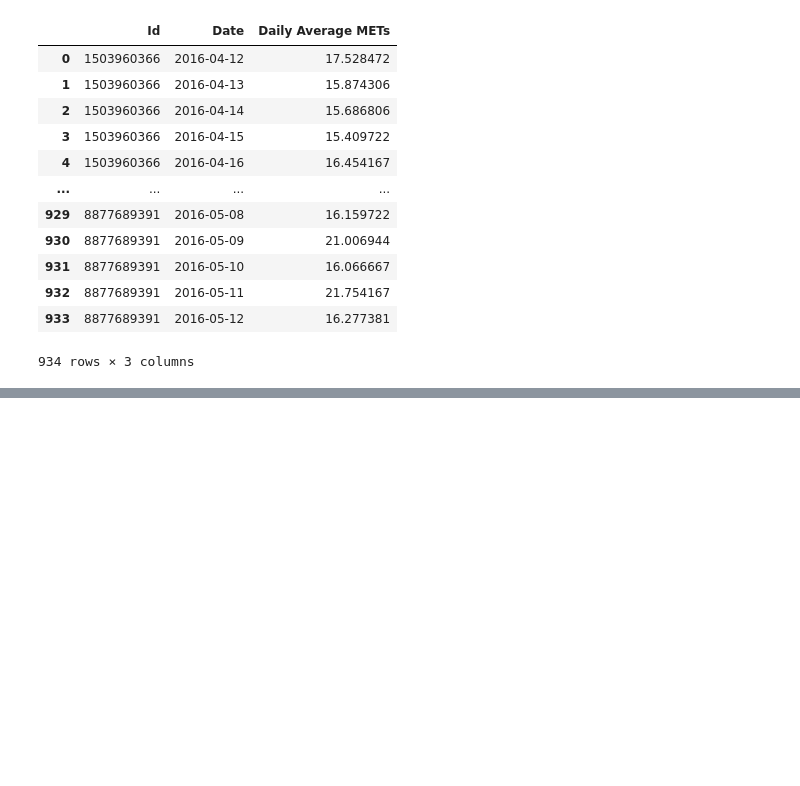
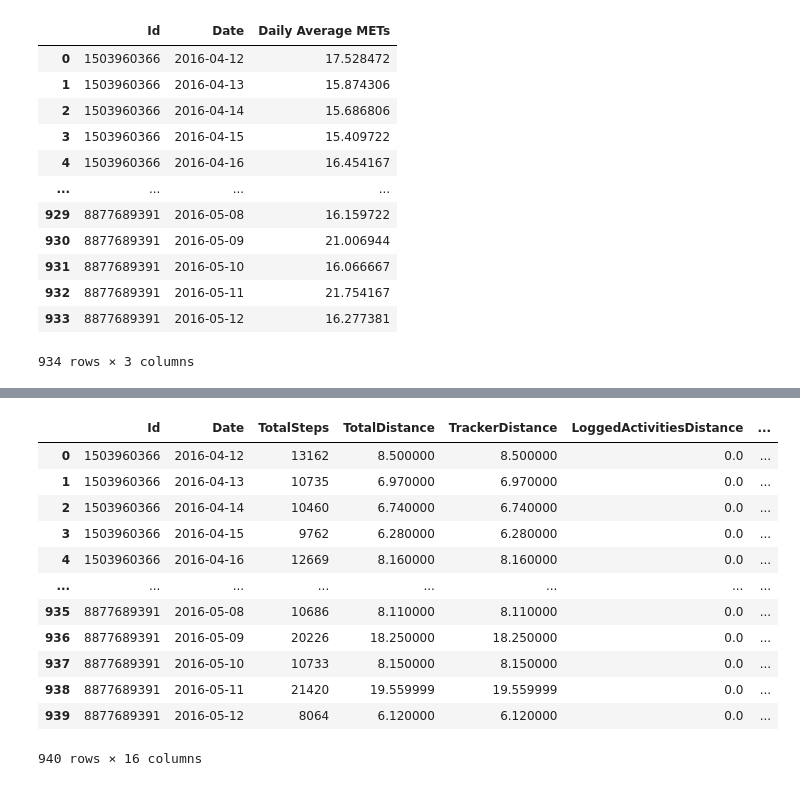
Before and after one commit to Aishani1234/Bellabeat_Case-Study, a Jupyter notebook: DataExploration.ipynb, the cells around one changed output, grey strips where cells are left out. Saved outputs shown, nothing was run; the diff lists cells and outputs as text; code cells hidden in the pictures; blank space fills up the shorter version.

```diff
--- a/DataExploration.ipynb
+++ b/DataExploration.ipynb
@@ -179,0 +204,2 @@ Daily_Avg_METs=df.groupby(['Id', 'Date'])['METs'].mean().reset_index(name='Daily
+# %%
+Daily_activities=pd.read_csv('/content/drive/MyDrive/Bellabeat Capstone Project/dailyActivity_merged.csv')
@@ -179,0 +226,4 @@ Daily_Avg_METs=df.groupby(['Id', 'Date'])['METs'].mean().reset_index(name='Daily
+# %%
+Daily_activities.rename(columns={'ActivityDate':'Date'},inplace=True)
+# %%
+Daily_activities['Date']=pd.to_datetime(Daily_activities['Date'])
@@ -179,0 +250,18 @@ Daily_Avg_METs=df.groupby(['Id', 'Date'])['METs'].mean().reset_index(name='Daily
+# %%
+New_Daily_df = pd.merge(Daily_activities, Daily_Avg_METs, how='left', on=['Id','Date'])
+# %%
+New_Daily_df
+# %% [output]
+|  | Id | Date | TotalSteps | TotalDistance | TrackerDistance | LoggedActivitiesDistance | ... |
+| 0 | 1503960366 | 2016-04-12 | 13162 | 8.500000 | 8.500000 | 0.0 | ... |
+| 1 | 1503960366 | 2016-04-13 | 10735 | 6.970000 | 6.970000 | 0.0 | ... |
+| 2 | 1503960366 | 2016-04-14 | 10460 | 6.740000 | 6.740000 | 0.0 | ... |
+| 3 | 1503960366 | 2016-04-15 | 9762 | 6.280000 | 6.280000 | 0.0 | ... |
+| 4 | 1503960366 | 2016-04-16 | 12669 | 8.160000 | 8.160000 | 0.0 | ... |
+| ... | ... | ... | ... | ... | ... | ... | ... |
+| 935 | 8877689391 | 2016-05-08 | 10686 | 8.110000 | 8.110000 | 0.0 | ... |
+| 936 | 8877689391 | 2016-05-09 | 20226 | 18.250000 | 18.250000 | 0.0 | ... |
+| 937 | 8877689391 | 2016-05-10 | 10733 | 8.150000 | 8.150000 | 0.0 | ... |
+| 938 | 8877689391 | 2016-05-11 | 21420 | 19.559999 | 19.559999 | 0.0 | ... |
+| 939 | 8877689391 | 2016-05-12 | 8064 | 6.120000 | 6.120000 | 0.0 | ... |
+940 rows × 16 columns
```
Also changed, not shown: parts of 5 cells of this notebook.
